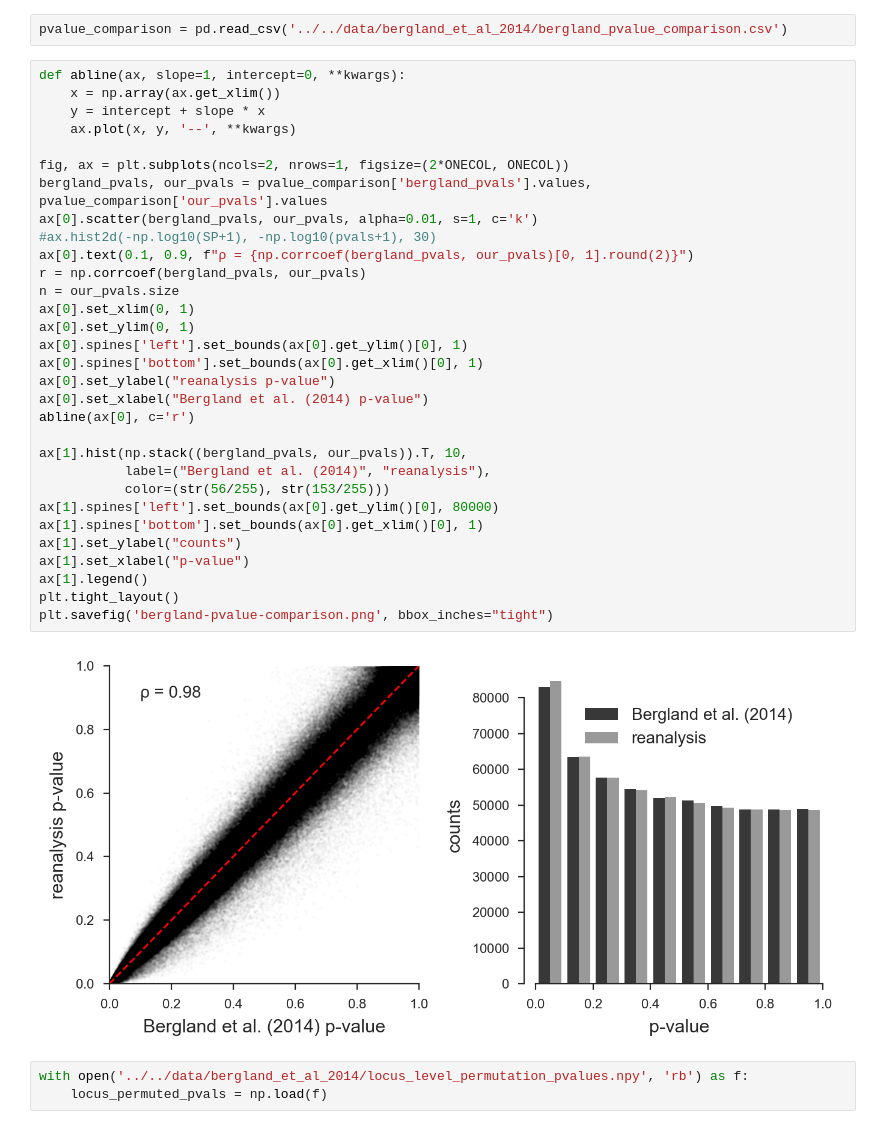
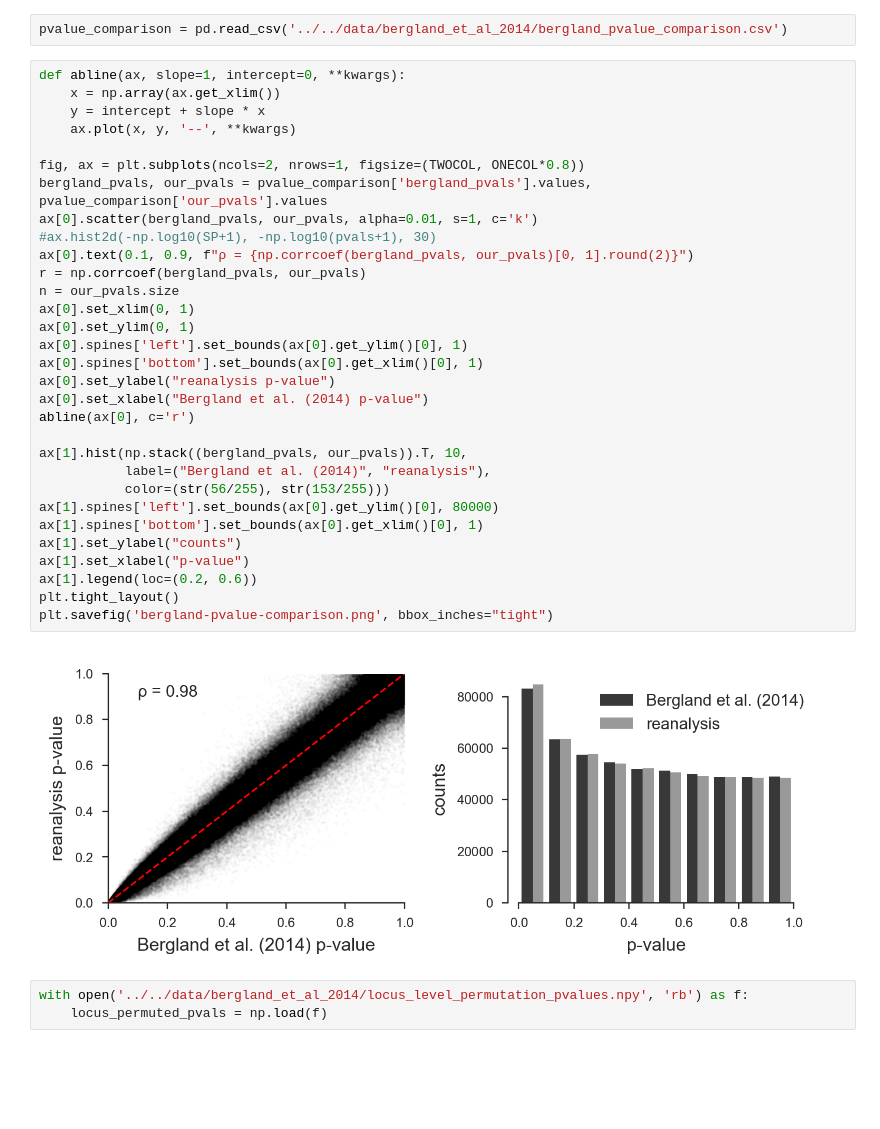
Before and after one commit to vsbuffalo/cvtk, a Jupyter notebook: notebooks/plots/plots.ipynb, the cells around one changed output. Cells and saved outputs as stored; diff of their text form; blank space fills up the shorter version.

Commit message:
updated figures

```diff
--- a/notebooks/plots/plots.ipynb
+++ b/notebooks/plots/plots.ipynb
@@ -755,36 +765,36 @@ pvalue_comparison = pd.read_csv('../../data/bergland_et_al_2014/bergland_pvalue_
 # %%
 def abline(ax, slope=1, intercept=0, **kwargs):
     x = np.array(ax.get_xlim())
     y = intercept + slope * x
     ax.plot(x, y, '--', **kwargs)
 
-fig, ax = plt.subplots(ncols=2, nrows=1, figsize=(2*ONECOL, ONECOL))
+fig, ax = plt.subplots(ncols=2, nrows=1, figsize=(TWOCOL, ONECOL*0.8))
 bergland_pvals, our_pvals = pvalue_comparison['bergland_pvals'].values, pvalue_comparison['our_pvals'].values
 ax[0].scatter(bergland_pvals, our_pvals, alpha=0.01, s=1, c='k')
 #ax.hist2d(-np.log10(SP+1), -np.log10(pvals+1), 30)
 ax[0].text(0.1, 0.9, f"ρ = {np.corrcoef(bergland_pvals, our_pvals)[0, 1].round(2)}")
 r = np.corrcoef(bergland_pvals, our_pvals)
 n = our_pvals.size
 ax[0].set_xlim(0, 1)
 ax[0].set_ylim(0, 1)
 ax[0].spines['left'].set_bounds(ax[0].get_ylim()[0], 1)
 ax[0].spines['bottom'].set_bounds(ax[0].get_xlim()[0], 1)
 ax[0].set_ylabel("reanalysis p-value")
 ax[0].set_xlabel("Bergland et al. (2014) p-value")
 abline(ax[0], c='r')
 
 ax[1].hist(np.stack((bergland_pvals, our_pvals)).T, 10,
            label=("Bergland et al. (2014)", "reanalysis"),
            color=(str(56/255), str(153/255)))
 ax[1].spines['left'].set_bounds(ax[0].get_ylim()[0], 80000)
 ax[1].spines['bottom'].set_bounds(ax[0].get_xlim()[0], 1)
 ax[1].set_ylabel("counts")
 ax[1].set_xlabel("p-value")
-ax[1].legend()
+ax[1].legend(loc=(0.2, 0.6))
 plt.tight_layout()
 plt.savefig('bergland-pvalue-comparison.png', bbox_inches="tight")
 # %% [output]
-[figure, old version]
+[figure, new version]
 # %%
 with open('../../data/bergland_et_al_2014/locus_level_permutation_pvalues.npy', 'rb') as f:
     locus_permuted_pvals = np.load(f)
```
Also changed, not shown: parts of 3 cells of this notebook, 15 other files.
